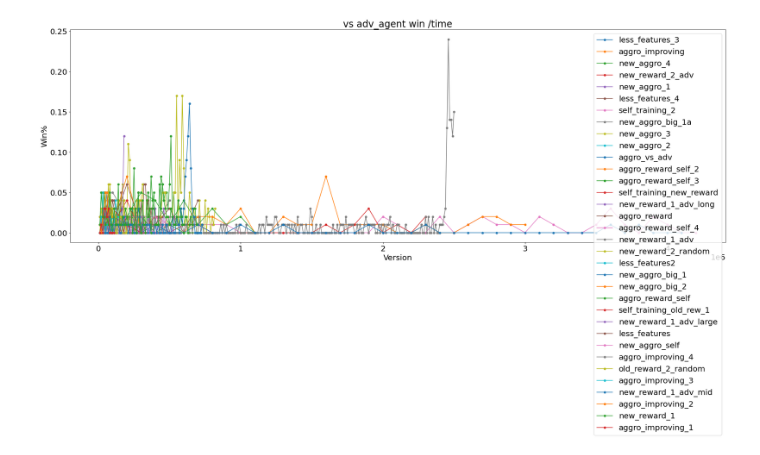
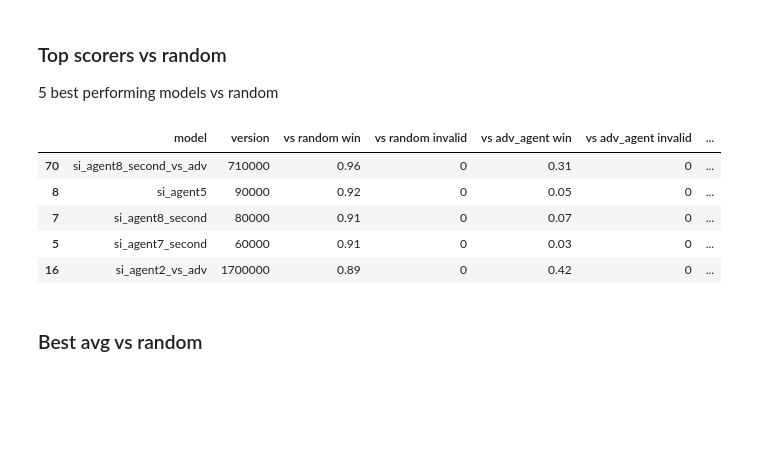
Before and after one commit to obiSerra/connect_x_ml, a Jupyter notebook: model_benchmark.ipynb, the cells around one changed output. Drawn from its saved outputs; the diff is of its cells as text; code cells hidden in the pictures; blank space fills up the shorter version.

```diff
--- a/model_benchmark.ipynb
+++ b/model_benchmark.ipynb
@@ -105,7 +93,21 @@ def plot_agent_vs(df, vs):
     plt.xlabel('Version')
     plt.ylabel('Win%')
     plt.show()
-# %%
-plot_agent_vs(df, "vs adv_agent win")
-# %% [output]
-[figure, removed]
+# %% [markdown]
+### Top scorers vs random
+
+5 best performing models vs random
+# %%
+df_top = df.sort_values(by=['vs random win'])
+df_top = df_top.drop_duplicates(subset = ["model"], keep='last')
+df_top = df_top.sort_values(by=['vs random win'], ascending=False)
+df_top.head()
+# %% [output]
+|  | model | version | vs random win | vs random invalid | vs adv_agent win | vs adv_agent invalid | ... |
+| 70 | si_agent8_second_vs_adv | 710000 | 0.96 | 0 | 0.31 | 0 | ... |
+| 8 | si_agent5 | 90000 | 0.92 | 0 | 0.05 | 0 | ... |
+| 7 | si_agent8_second | 80000 | 0.91 | 0 | 0.07 | 0 | ... |
+| 5 | si_agent7_second | 60000 | 0.91 | 0 | 0.03 | 0 | ... |
+| 16 | si_agent2_vs_adv | 1700000 | 0.89 | 0 | 0.42 | 0 | ... |
+# %% [markdown]
+### Best avg vs random
```
Also changed, not shown: parts of 16 cells of this notebook, 36 other files.
